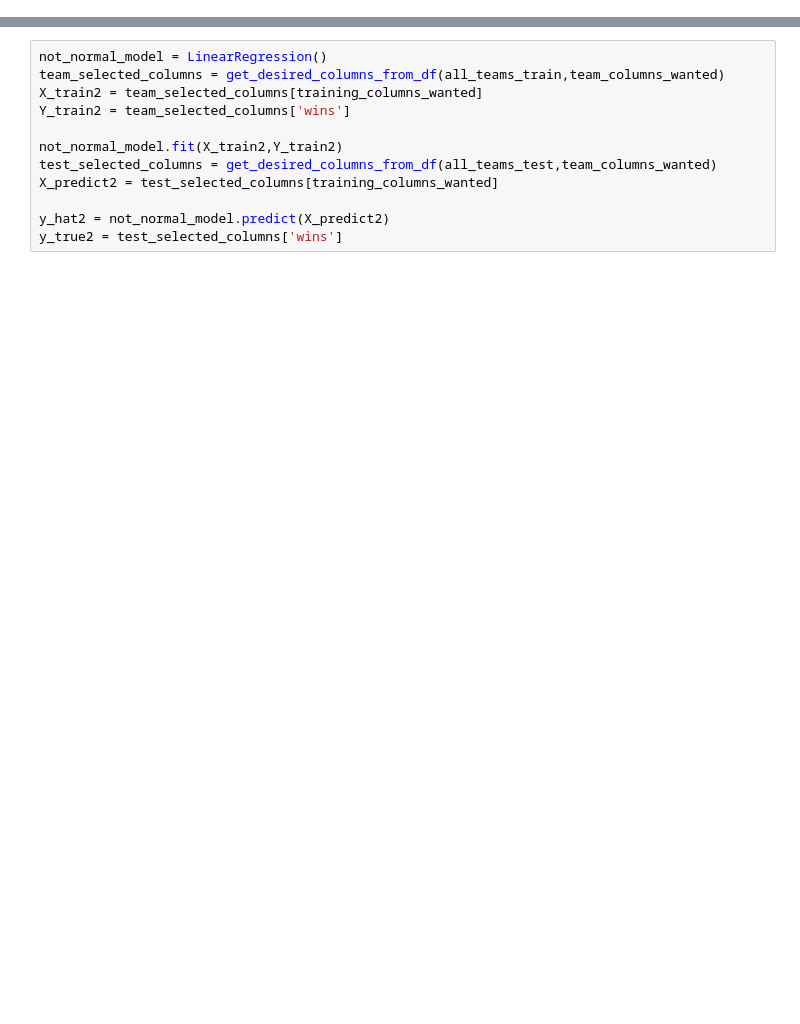
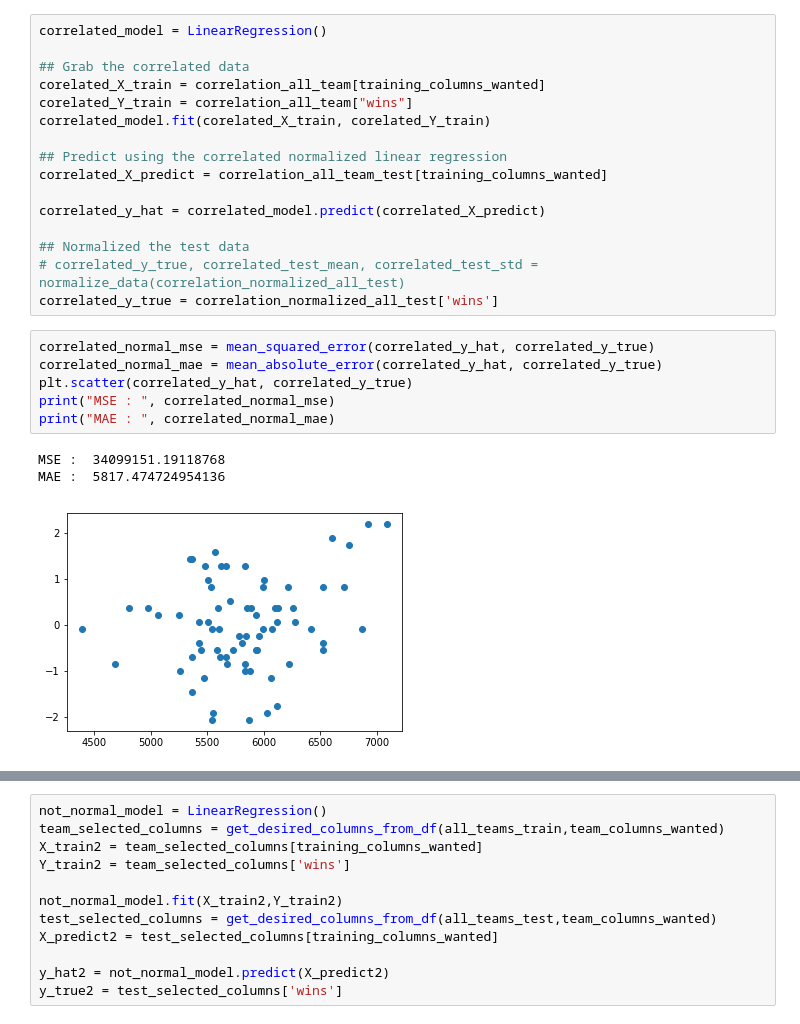
Before and after one commit to JustinRWong/AmazoogleChallengeLab, a Jupyter notebook: Modeling[11-26].ipynb, the cells around one changed output, grey strips where cells are left out. Saved outputs shown, nothing was run; the diff lists cells and outputs as text; blank space fills up the shorter version.

```diff
--- a/Modeling[11-26].ipynb
+++ b/Modeling[11-26].ipynb
@@ -127,0 +291,26 @@ y_true = y_true['wins']
+# %%
+correlated_model = LinearRegression()
+
+## Grab the correlated data
+corelated_X_train = correlation_all_team[training_columns_wanted]
+corelated_Y_train = correlation_all_team["wins"]
+correlated_model.fit(corelated_X_train, corelated_Y_train)
+
+## Predict using the correlated normalized linear regression
+correlated_X_predict = correlation_all_team_test[training_columns_wanted]
+
+correlated_y_hat = correlated_model.predict(correlated_X_predict)
+
+## Normalized the test data
+# correlated_y_true, correlated_test_mean, correlated_test_std = normalize_data(correlation_normalized_all_test)
+correlated_y_true = correlation_normalized_all_test['wins']
+# %%
+correlated_normal_mse = mean_squared_error(correlated_y_hat, correlated_y_true)
+correlated_normal_mae = mean_absolute_error(correlated_y_hat, correlated_y_true)
+plt.scatter(correlated_y_hat, correlated_y_true)
+print("MSE : ", correlated_normal_mse)
+print("MAE : ", correlated_normal_mae)
+# %% [output]
+MSE :  34099151.19118768
+MAE :  5817.474724954136
+[figure, added]
```
Also changed, not shown: parts of 39 cells of this notebook.
